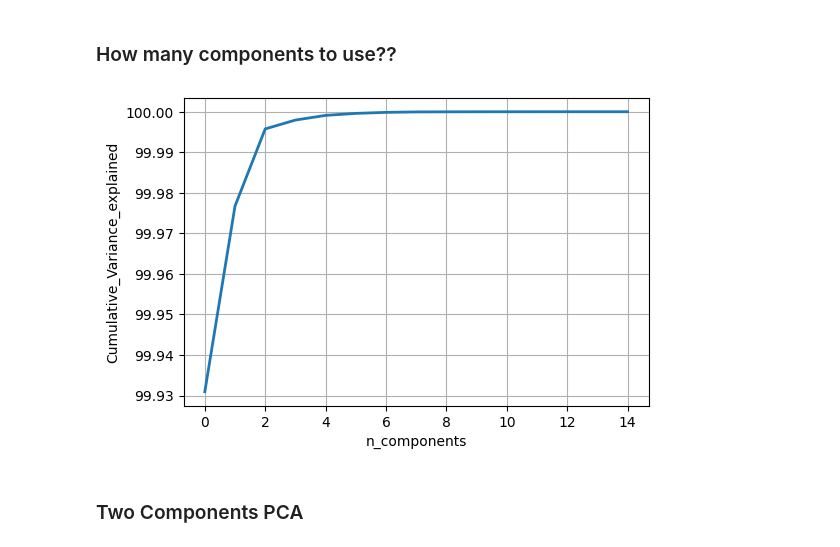
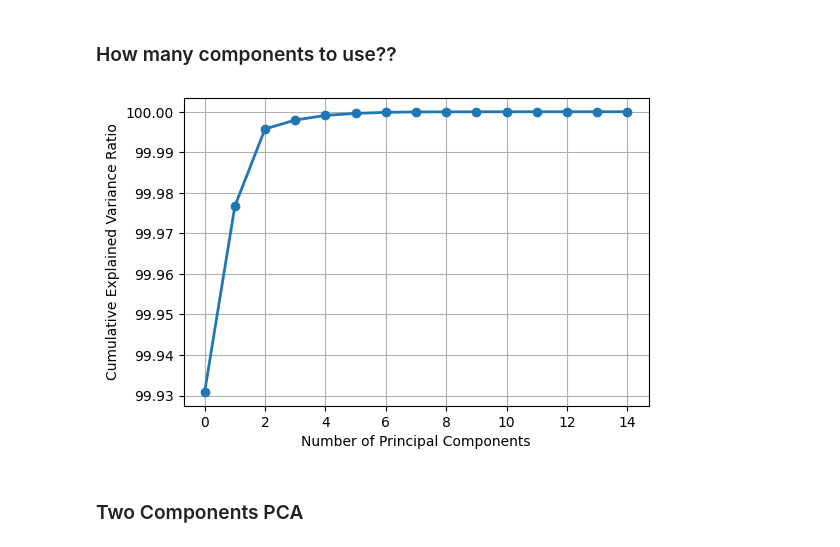
Before and after one commit to esanolad/kidney_disease_classification, a Jupyter notebook: classify.ipynb, the cells around one changed output. Drawn from its saved outputs; the diff is of its cells as text; code cells hidden in the pictures.

```diff
--- a/classify.ipynb
+++ b/classify.ipynb
@@ -201,21 +202,21 @@ plt.show()
 # %%
 pca = PCA(n_components = 15)
 df=data[['rc','wc','bgr','hemo','pcv','bu','sc','sod','pot','su','al','sg','bp','age','classification']]
 pca.fit(df)
 T = pca.transform(df)
 percentage_var_explained = pca.explained_variance_ratio_;
 cum_var_explained=np.cumsum(percentage_var_explained)*100
 #plot PCA spectrum
 plt.figure(1,figsize=(6,4))
 plt.clf()
-plt.plot(cum_var_explained,linewidth=2)
+plt.plot(cum_var_explained,linewidth=2, marker='o')
 plt.axis('tight')
 plt.grid()
-plt.xlabel('n_components')
-plt.ylabel('Cumulative_Variance_explained')
+plt.xlabel('Number of Principal Components')
+plt.ylabel('Cumulative Explained Variance Ratio')
 plt.show()
 # %% [output]
-[figure, old version]
+[figure, new version]
 # %% [markdown]
 ### Two Components PCA
 # %%
```
Also changed, not shown: parts of 9 cells of this notebook.
